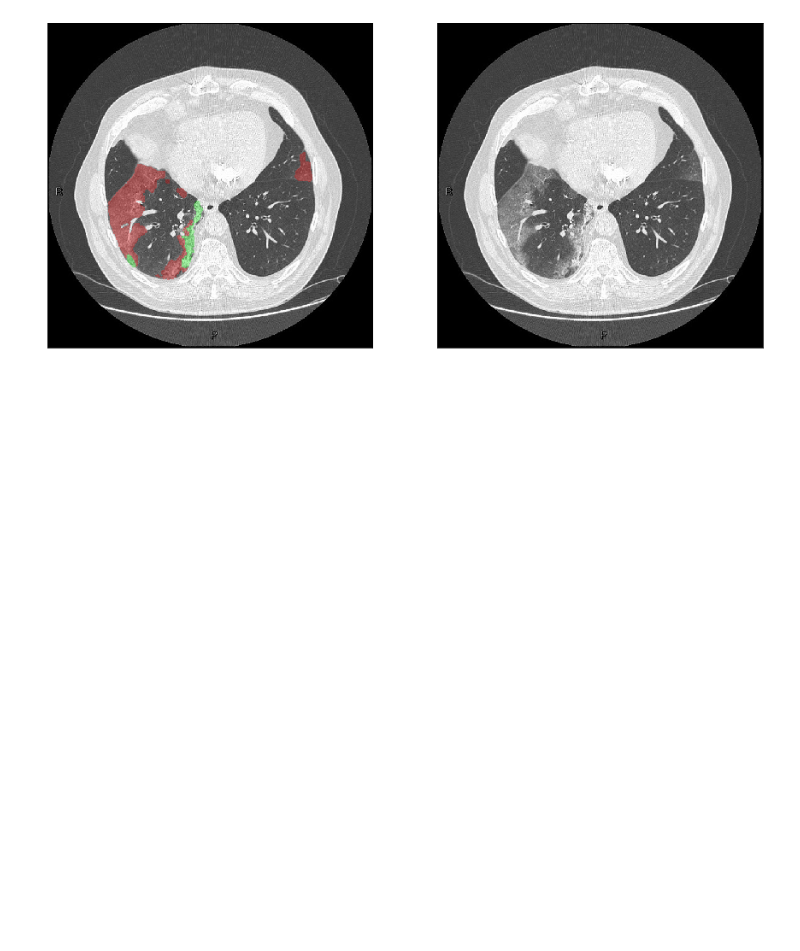
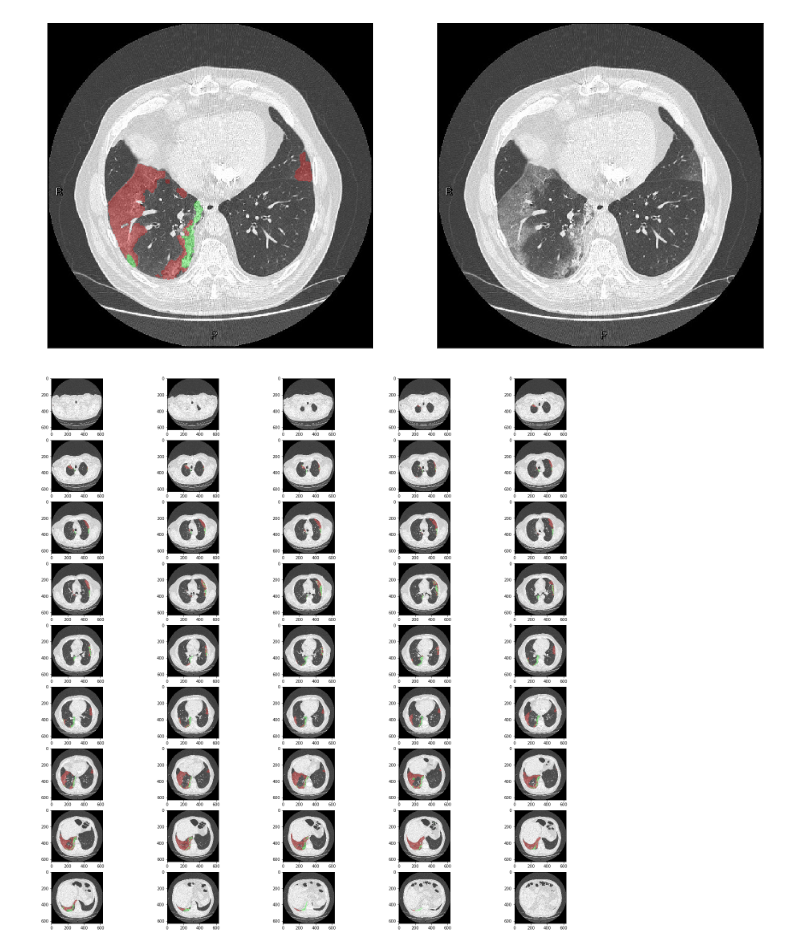
Before and after one commit to MoTo-LaBo/Python-data-science, a Jupyter notebook: CT visualization/CTVisualization.ipynb, the cells around one changed output. Cells and saved outputs as stored; diff of their text form; code cells hidden in the pictures; blank space fills up the shorter version.

Commit message:
slice annotation algorithm

```diff
--- a/CT visualization/CTVisualization.ipynb
+++ b/CT visualization/CTVisualization.ipynb
@@ -74,3 +74,8 @@ for idx, i in enumerate(data):
     axes[idx].set_yticks(ticks=[])  # 縦軸のメモリを消す
 # %% [output]
 [figure]
+# %%
+# slice annotation　表示(algorithm) : （script file からの読み込み） / vis_overlay()
+ctvis.vis_overlay(overlayed, cols=5, display_num=45, figsize=(25, 25))
+# %% [output]
+[figure, added]
```
Also changed, not shown: parts of 1 cell of this notebook, 3 other files.
